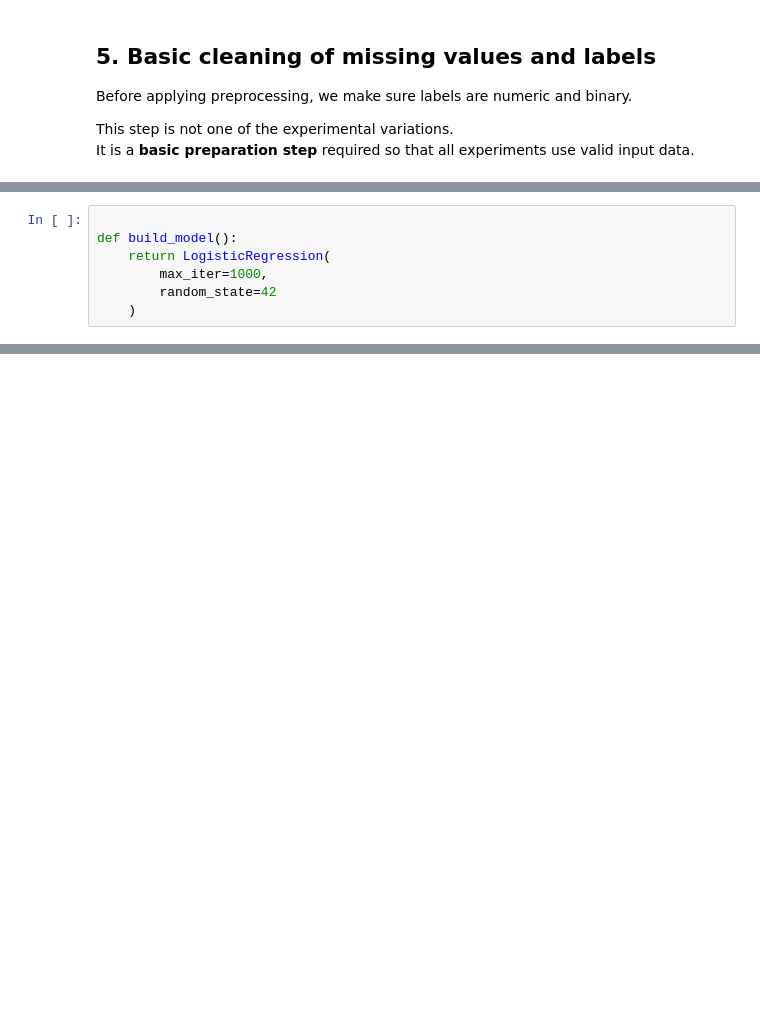
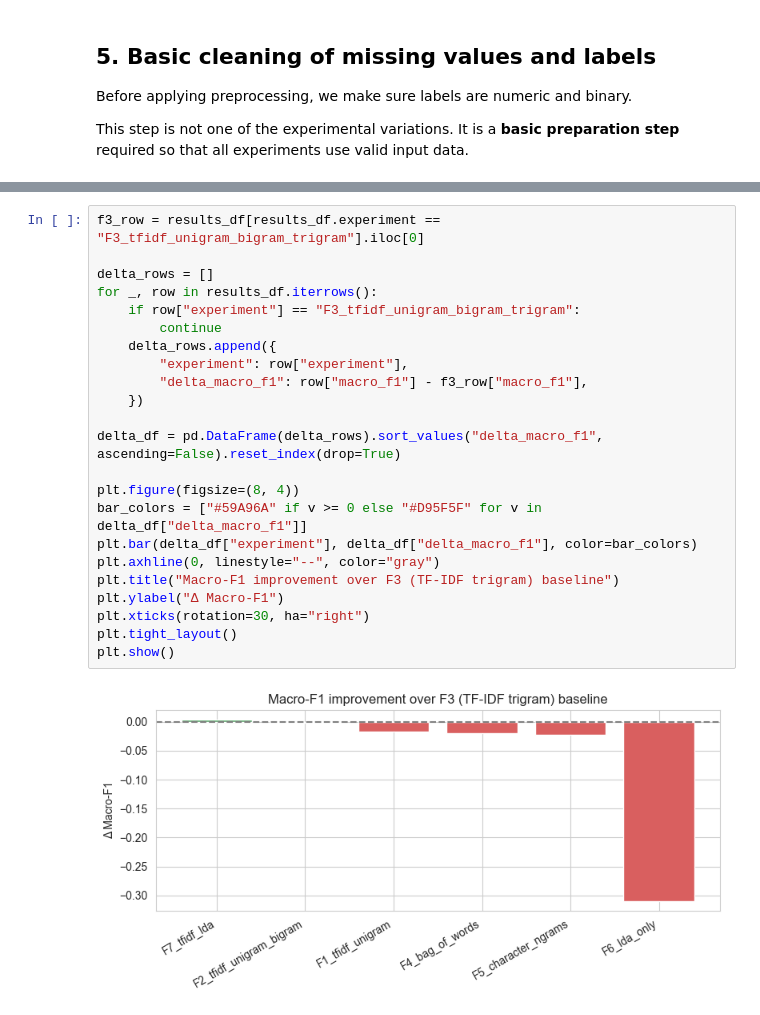
Before and after one commit to gjoliveira/AcnEmpathize, a Jupyter notebook: 3.feature_representation_variations.ipynb, the cells around one changed output, grey strips where cells are left out. Drawn from its saved outputs; the diff is of its cells as text; blank space fills up the shorter version.

```diff
--- a/3.feature_representation_variations.ipynb
+++ b/3.feature_representation_variations.ipynb
@@ -270,7 +190,0 @@ The goal is to isolate the effect of the **feature representation**.
-# %%
-
-def build_model():
-    return LogisticRegression(
-        max_iter=1000,
-        random_state=42
-    )
@@ -491,0 +554,25 @@ Feature representation has a clear impact, especially on empathy detection.
+# %%
+f3_row = results_df[results_df.experiment == "F3_tfidf_unigram_bigram_trigram"].iloc[0]
+
+delta_rows = []
+for _, row in results_df.iterrows():
+    if row["experiment"] == "F3_tfidf_unigram_bigram_trigram":
+        continue
+    delta_rows.append({
+        "experiment": row["experiment"],
+        "delta_macro_f1": row["macro_f1"] - f3_row["macro_f1"],
+    })
+
+delta_df = pd.DataFrame(delta_rows).sort_values("delta_macro_f1", ascending=False).reset_index(drop=True)
+
+plt.figure(figsize=(8, 4))
+bar_colors = ["#59A96A" if v >= 0 else "#D95F5F" for v in delta_df["delta_macro_f1"]]
+plt.bar(delta_df["experiment"], delta_df["delta_macro_f1"], color=bar_colors)
+plt.axhline(0, linestyle="--", color="gray")
+plt.title("Macro-F1 improvement over F3 (TF-IDF trigram) baseline")
+plt.ylabel("Δ Macro-F1")
+plt.xticks(rotation=30, ha="right")
+plt.tight_layout()
+plt.show()
+# %% [output]
+[figure, added]
```
Also changed, not shown: parts of 49 cells of this notebook, 1 other file.
